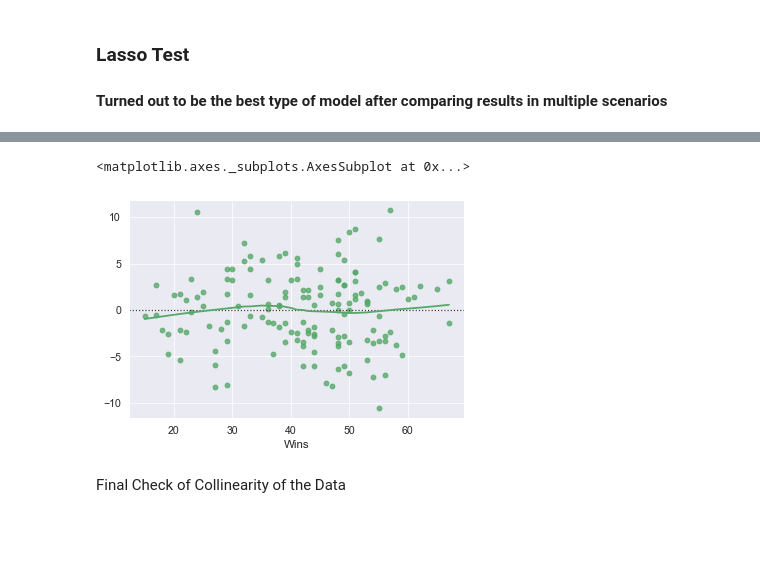
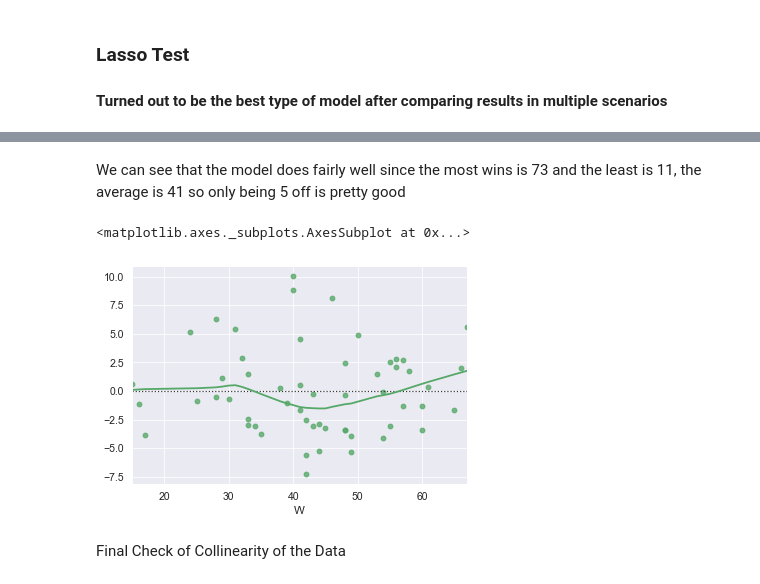
Before and after one commit to Ahila700/nba_pred_mod_2_project, a Jupyter notebook: Final_models.ipynb, the cells around one changed output, grey strips where cells are left out. Saved outputs shown, nothing was run; the diff lists cells and outputs as text; code cells hidden in the pictures; blank space fills up the shorter version.

```diff
--- a/Final_models.ipynb
+++ b/Final_models.ipynb
@@ -47,4 +47,10 @@ y = nba_data.drop(columns = ['W', 'TEAM', 'SEASON'])
 X_train, X_test, y_train, y_test = train_test_split(X, y, random_state=23,test_size=0.2)
+# %%
+
+scaler = StandardScaler()
+scaler.fit(X_train)
+X_train_scale = pd.DataFrame(data=scaler.transform(X_train), columns = X.columns)
+X_test_scale = pd.DataFrame(data=scaler.transform(X_test), columns = X.columns)
 # %% [markdown]
 ### Lasso Test
 
@@ -54,11 +62,16 @@ from sklearn.linear_model import Lasso
 # %%
-lasso = Lasso()
+# create a new lasso model with some hyper parameters that were tested
+lasso = Lasso(alpha = .02, max_iter = 4000)
 
-lasso.fit(X_train, y_train)
+# fitting to the training data
+lasso.fit(X_train_scale, y_train)
 
-lasso_pred = lasso.predict(X_test)
+# predicting on the testing data
+lasso_pred = lasso.predict(X_test_scale)
 
+# finding the root mean squared error
 test_rmse = np.sqrt(metrics.mean_squared_error(y_test, lasso_pred))
 
+#printing out the result
 print('Testing Error: '+ str(test_rmse))
 # %% [output]
@@ -93,8 +79,9 @@ lasso_coef01.T
-# %%
-import seaborn as sns
-sns.set(context='paper', style='darkgrid', rc={'figure.facecolor':'white'}, font_scale=1.2)
-# %%
-sns.residplot(y_train, y_train_pred_lasso,lowess=True, color="g")
-# %% [output]
-<matplotlib.axes._subplots.AxesSubplot at 0x...>
-[figure, removed]
+# %% [markdown]
+We can see that the model does fairly well since the most wins is 73 and the least is 11, the average is 41 so only being 5 off is pretty good
+# %%
+# plotting the residuals vs the actual predictions to see the results
+
+sns.residplot(y_test, lasso_pred, lowess=True, color="g")
+# %% [output]
+<matplotlib.axes._subplots.AxesSubplot at 0x...>
+[figure, added]
```
Also changed, not shown: parts of 25 cells of this notebook.
